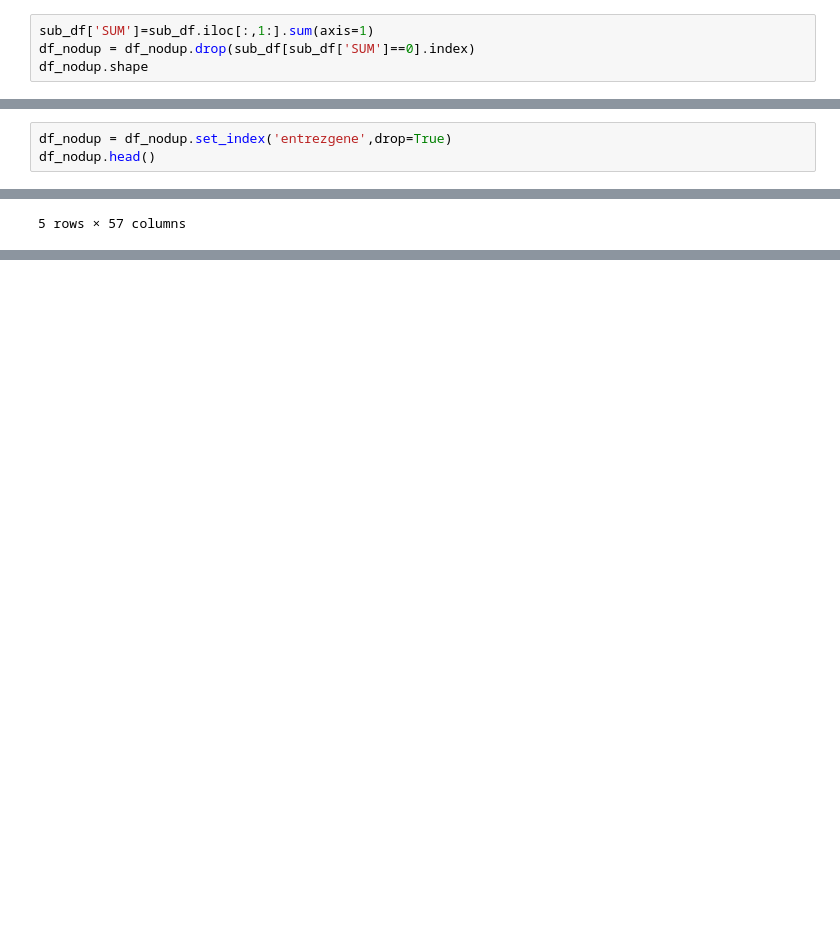
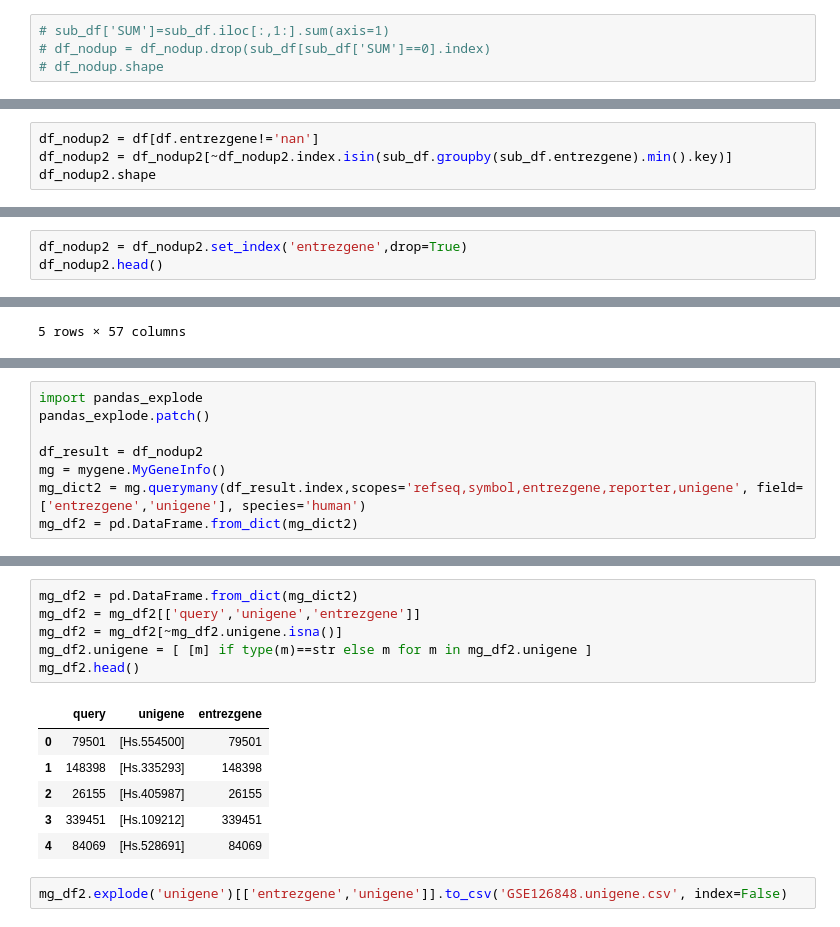
Before and after one commit to hmkim/ncbi-geo, a Jupyter notebook: GSE126848-GEOparse.ipynb, the cells around one changed output, grey strips where cells are left out. Saved outputs shown, nothing was run; the diff lists cells and outputs as text; blank space fills up the shorter version.

```diff
--- a/GSE126848-GEOparse.ipynb
+++ b/GSE126848-GEOparse.ipynb
@@ -147,7 +147,7 @@ sub_df
 # %%
-sub_df['SUM']=sub_df.iloc[:,1:].sum(axis=1)
-df_nodup = df_nodup.drop(sub_df[sub_df['SUM']==0].index)
-df_nodup.shape
+# sub_df['SUM']=sub_df.iloc[:,1:].sum(axis=1)
+# df_nodup = df_nodup.drop(sub_df[sub_df['SUM']==0].index)
+# df_nodup.shape
 # %% [output]
 A value is trying to be set on a copy of a slice from a DataFrame.
 Try using .loc[row_indexer,col_indexer] = value instead
@@ -157,0 +172,4 @@ See the caveats in the documentation: http://pandas.pydata.org/pandas-docs/stabl
+# %%
+df_nodup2 = df[df.entrezgene!='nan']
+df_nodup2 = df_nodup2[~df_nodup2.index.isin(sub_df.groupby(sub_df.entrezgene).min().key)]
+df_nodup2.shape
@@ -158,6 +184,6 @@ See the caveats in the documentation: http://pandas.pydata.org/pandas-docs/stabl
 # %%
-df_nodup = df_nodup.set_index('entrezgene',drop=True)
-df_nodup.head()
+df_nodup2 = df_nodup2.set_index('entrezgene',drop=True)
+df_nodup2.head()
 # %% [output]
 |  | GSM3615324 | GSM3615338 | GSM3615325 | GSM3615339 | GSM3615326 | GSM3615340 | GSM3615327 | GSM3615341 | ... |
 | entrezgene |  |  |  |  |  |  |  |  | ... |
@@ -171,0 +201,8 @@ df_nodup.head()
+# %%
+import pandas_explode
+pandas_explode.patch()
+
+df_result = df_nodup2
+mg = mygene.MyGeneInfo()
+mg_dict2 = mg.querymany(df_result.index,scopes='refseq,symbol,entrezgene,reporter,unigene', field=['entrezgene','unigene'], species='human')
+mg_df2 = pd.DataFrame.from_dict(mg_dict2)
@@ -171,0 +227,15 @@ df_nodup.head()
+# %%
+mg_df2 = pd.DataFrame.from_dict(mg_dict2)
+mg_df2 = mg_df2[['query','unigene','entrezgene']]
+mg_df2 = mg_df2[~mg_df2.unigene.isna()]
+mg_df2.unigene = [ [m] if type(m)==str else m for m in mg_df2.unigene ]
+mg_df2.head()
+# %% [output]
+|  | query | unigene | entrezgene |
+| 0 | 79501 | [Hs.554500] | 79501 |
+| 1 | 148398 | [Hs.335293] | 148398 |
+| 2 | 26155 | [Hs.405987] | 26155 |
+| 3 | 339451 | [Hs.109212] | 339451 |
+| 4 | 84069 | [Hs.528691] | 84069 |
+# %%
+mg_df2.explode('unigene')[['entrezgene','unigene']].to_csv('GSE126848.unigene.csv', index=False)
```
Also changed, not shown: parts of 7 cells of this notebook, 3 other files.
